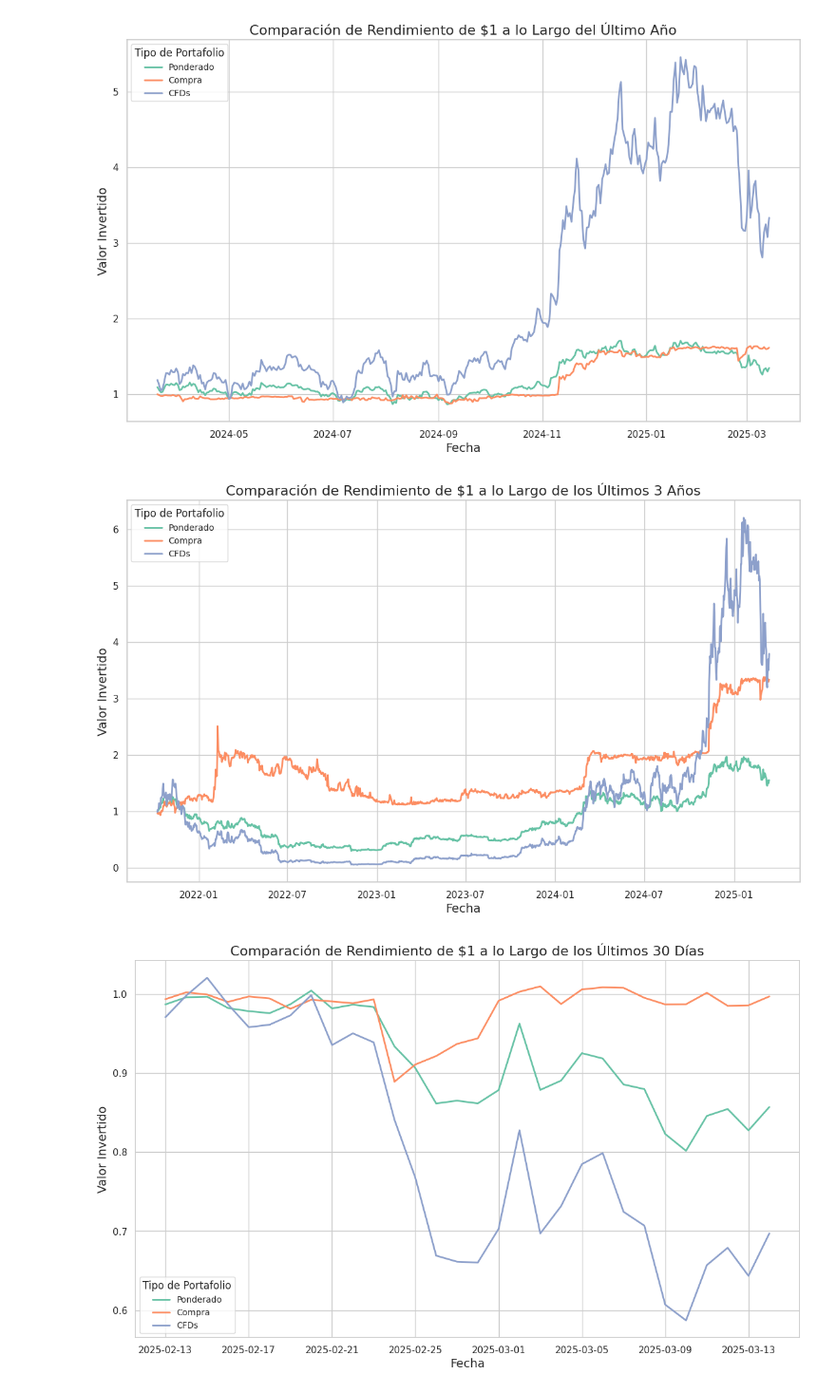
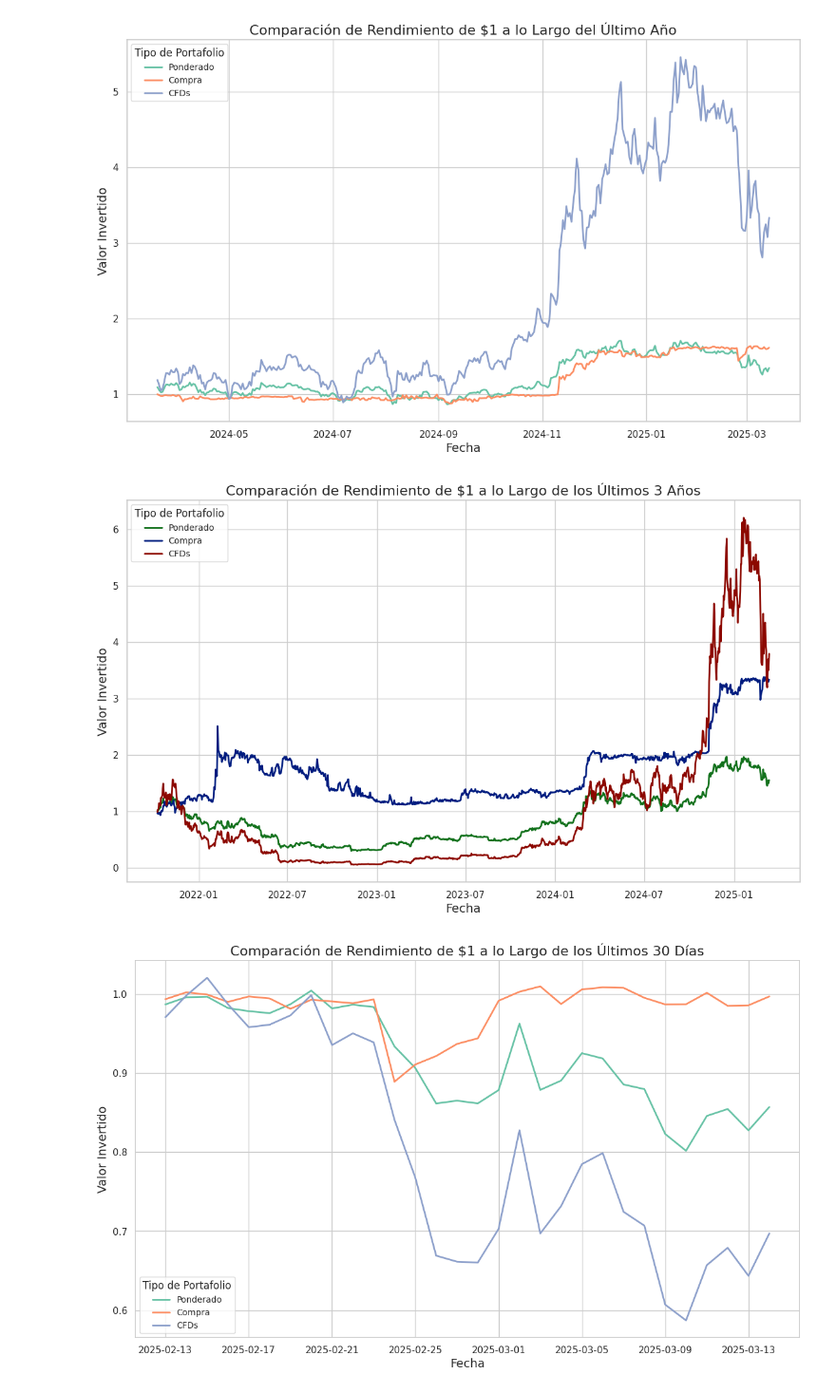
Before and after one commit to heritaco/Proyecto, a Jupyter notebook: 04-Crypto-Dashboard/06-Time-Series-OBuy.ipynb, the cells around one changed output. Shown at 95% size. Drawn from its saved outputs; the diff is of its cells as text; code cells hidden in the pictures.

```diff
--- a/04-Crypto-Dashboard/06-Time-Series-OBuy.ipynb
+++ b/04-Crypto-Dashboard/06-Time-Series-OBuy.ipynb
@@ -305,34 +305,35 @@ plt.show()
 # %%
 # Create the DataFrame for comparison
 comparision_1080 = pd.DataFrame({
     'Ponderado': inv_pp,
     'Compra': inv_pob,
     'CFDs': inv_cfd
 })
 
-
-
 # Create a new date range ending on 14/03/2025
 date_range = pd.date_range(end='2025-03-14', periods=len(comparision_1080))
 comparision_1080.index = date_range
 
+# Define custom colors for the lines
+custom_palette = {'Ponderado': '#12711c', 'Compra': '#001c7f', 'CFDs': '#8c0800'}
+
 # Plot the data
 plt.figure(figsize=(14, 8))
-sns.lineplot(data=comparision_1080, dashes=False, linewidth=2)
+sns.lineplot(data=comparision_1080, dashes=False, linewidth=2, palette=custom_palette)
 
 # Add titles and labels
 plt.title('Comparación de Rendimiento de $1 a lo Largo de los Últimos 3 Años', fontsize=16)
 plt.xlabel('Fecha', fontsize=14)
 plt.ylabel('Valor Invertido', fontsize=14)
 
 # Add a legend
 plt.legend(title='Tipo de Portafolio', fontsize=10, title_fontsize='12')
 
 plt.savefig('svg/06-comparacion-3y.svg', format='svg', bbox_inches='tight')
 # Show the plot
 plt.show()
 # %% [output]
-[figure, old version]
+[figure, new version]
 # %%
 # Create the DataFrame for comparison
 comparision_30 = pd.DataFrame({
```
Also changed, not shown: 4 other files.
